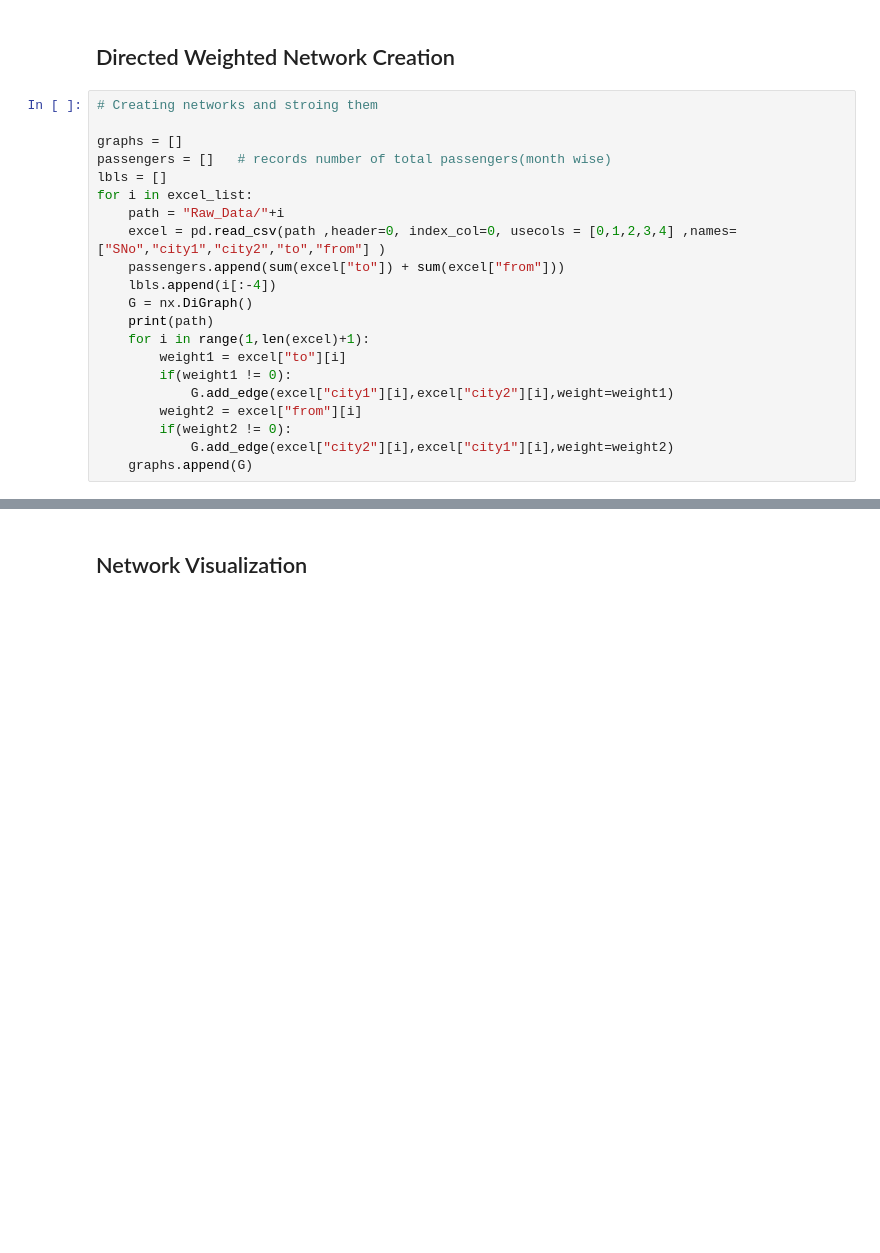
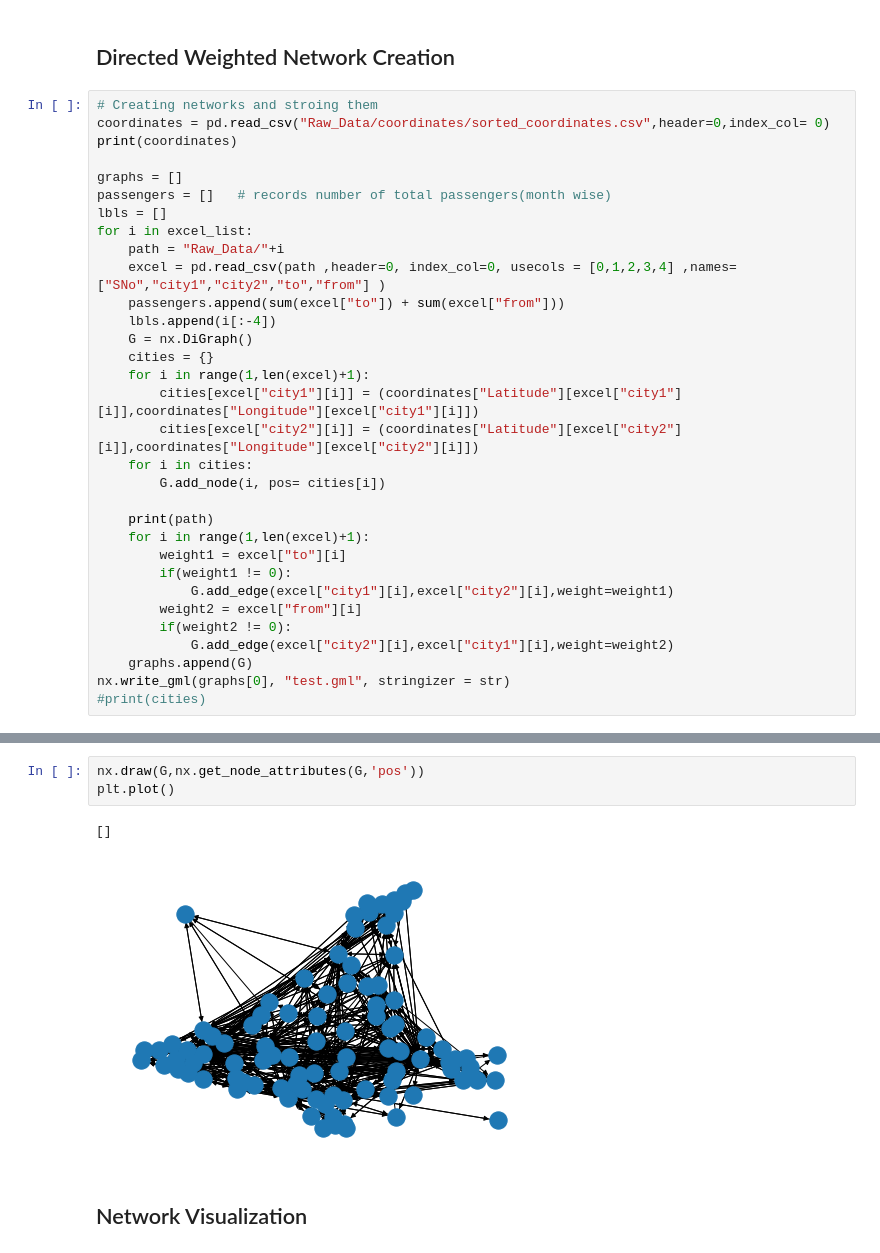
Before and after one commit to mbasil09/Analysis-of-Transport-Network, a Jupyter notebook: Script.ipynb, the cells around one changed output, grey strips where cells are left out. Saved outputs shown, nothing was run; the diff lists cells and outputs as text; blank space fills up the shorter version.

Commit message:
update script and coordinates

```diff
--- a/Script.ipynb
+++ b/Script.ipynb
@@ -22,6 +22,8 @@ excel_list.sort()
 ## Directed Weighted Network Creation
 # %%
 # Creating networks and stroing them
+coordinates = pd.read_csv("Raw_Data/coordinates/sorted_coordinates.csv",header=0,index_col= 0)
+print(coordinates)
 
 graphs = []
 passengers = []   # records number of total passengers(month wise)
@@ -32,6 +34,13 @@ for i in excel_list:
     passengers.append(sum(excel["to"]) + sum(excel["from"]))
     lbls.append(i[:-4])
     G = nx.DiGraph()
+    cities = {}
+    for i in range(1,len(excel)+1):
+        cities[excel["city1"][i]] = (coordinates["Latitude"][excel["city1"][i]],coordinates["Longitude"][excel["city1"][i]])
+        cities[excel["city2"][i]] = (coordinates["Latitude"][excel["city2"][i]],coordinates["Longitude"][excel["city2"][i]])
+    for i in cities:
+        G.add_node(i, pos= cities[i])
+
     print(path)
     for i in range(1,len(excel)+1):
         weight1 = excel["to"][i]
@@ -41,4 +50,6 @@ for i in excel_list:
         if(weight2 != 0):
             G.add_edge(excel["city2"][i],excel["city1"][i],weight=weight2)
     graphs.append(G)
+nx.write_gml(graphs[0], "test.gml", stringizer = str)
+#print(cities)
 # %% [output]
@@ -59,6 +70,12 @@ Raw_Data/2007.csv
 Raw_Data/2008.csv
 Raw_Data/2009.csv
 Raw_Data/2010.csv
+# %%
+nx.draw(G,nx.get_node_attributes(G,'pos'))
+plt.plot()
+# %% [output]
+[]
+[figure, added]
 # %% [markdown]
 ## Network Visualization
 # %%
```
Also changed, not shown: parts of 3 cells of this notebook, 1 other file.
